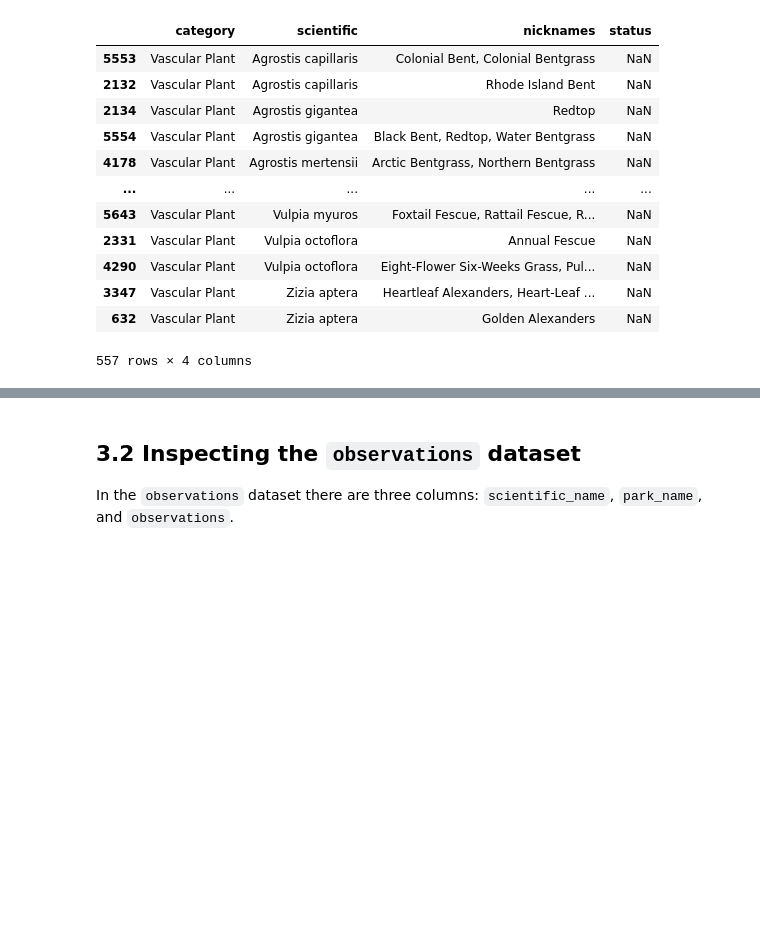
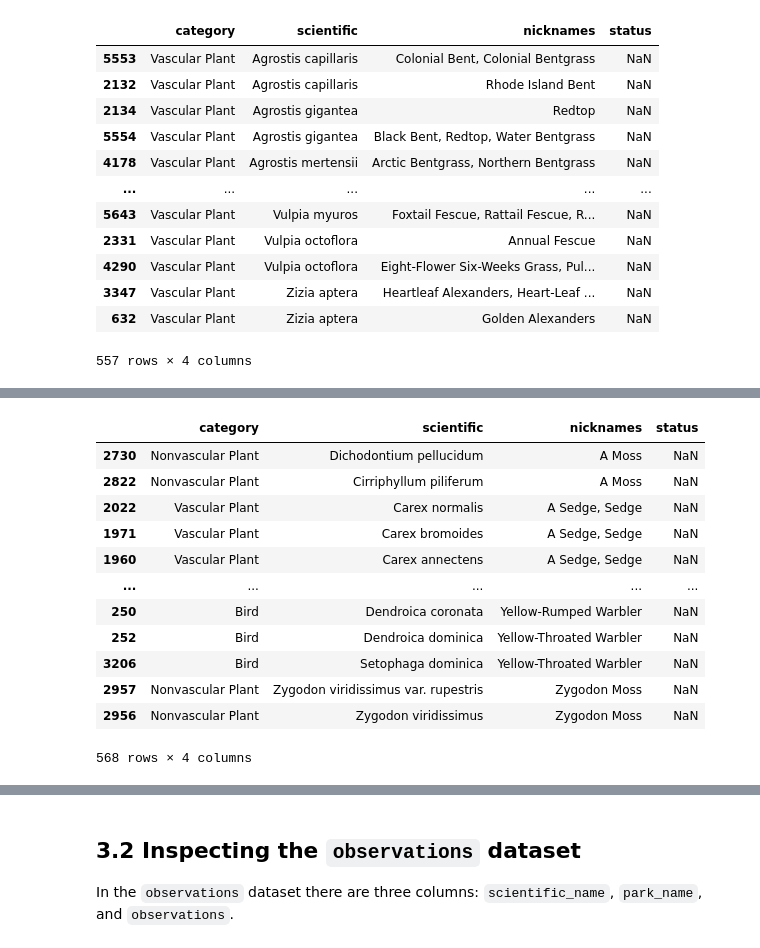
Before and after one commit to ElianeSato/biodiversity, a Jupyter notebook: biodiversity.ipynb, the cells around one changed output, grey strips where cells are left out. Saved outputs shown, nothing was run; the diff lists cells and outputs as text; code cells hidden in the pictures; blank space fills up the shorter version.

```diff
--- a/biodiversity.ipynb
+++ b/biodiversity.ipynb
@@ -250,0 +250,7 @@ In the *Canis lupus* case, there are two different for `conservation_status` val
+# %%
+#checking duplicated values in the common_names column
+
+species_dup_nicknames = species1[species1.duplicated(subset=['nicknames'], keep=False)].\
+                     sort_values(by='nicknames')
+
+species_dup_nicknames.describe(include='all')
@@ -250,0 +273,17 @@ In the *Canis lupus* case, there are two different for `conservation_status` val
+# %%
+# Getting to know duplicated data in the common_names column
+species_dup_nicknames
+# %% [output]
+|  | category | scientific | nicknames | status |
+| 2730 | Nonvascular Plant | Dichodontium pellucidum | A Moss | NaN |
+| 2822 | Nonvascular Plant | Cirriphyllum piliferum | A Moss | NaN |
+| 2022 | Vascular Plant | Carex normalis | A Sedge, Sedge | NaN |
+| 1971 | Vascular Plant | Carex bromoides | A Sedge, Sedge | NaN |
+| 1960 | Vascular Plant | Carex annectens | A Sedge, Sedge | NaN |
+| ... | ... | ... | ... | ... |
+| 250 | Bird | Dendroica coronata | Yellow-Rumped Warbler | NaN |
+| 252 | Bird | Dendroica dominica | Yellow-Throated Warbler | NaN |
+| 3206 | Bird | Setophaga dominica | Yellow-Throated Warbler | NaN |
+| 2957 | Nonvascular Plant | Zygodon viridissimus var. rupestris | Zygodon Moss | NaN |
+| 2956 | Nonvascular Plant | Zygodon viridissimus | Zygodon Moss | NaN |
+568 rows × 4 columns
```
Also changed, not shown: parts of 26 cells of this notebook.
